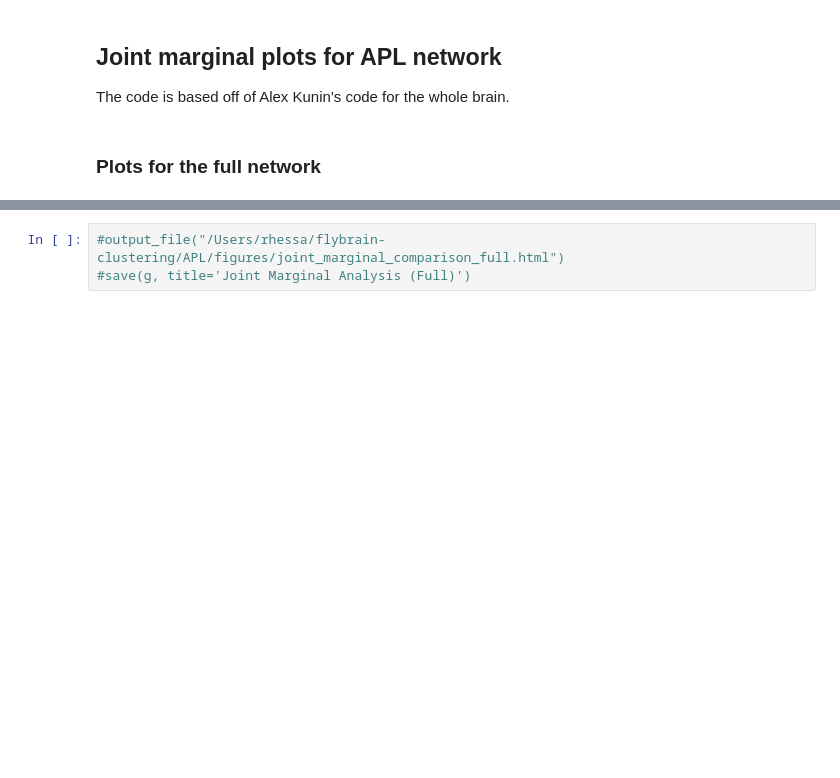
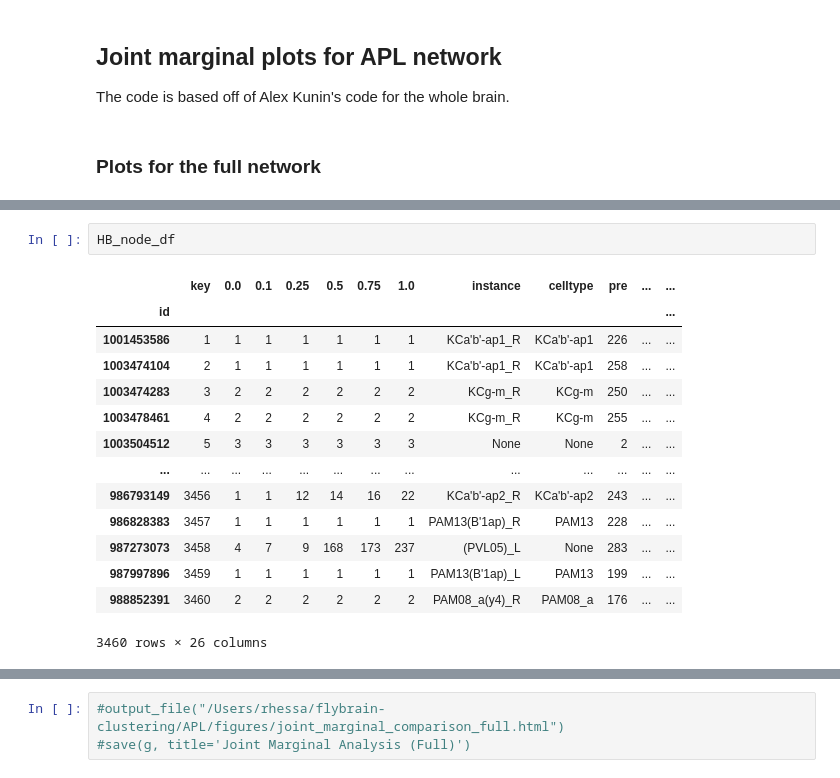
Before and after one commit to RhessaWL/flybrain-clustering, a Jupyter notebook: joint_marginals_APL.ipynb, the cells around one changed output, grey strips where cells are left out. Saved outputs shown, nothing was run; the diff lists cells and outputs as text; blank space fills up the shorter version.

```diff
--- a/joint_marginals_APL.ipynb
+++ b/joint_marginals_APL.ipynb
@@ -148,3 +151,20 @@ pd.set_option('display.max_rows', 200)
+# %%
+HB_node_df
+# %% [output]
+|  | key | 0.0 | 0.1 | 0.25 | 0.5 | 0.75 | 1.0 | instance | celltype | pre | ... | ... |
+| id |  |  |  |  |  |  |  |  |  |  |  | ... |
+| 1001453586 | 1 | 1 | 1 | 1 | 1 | 1 | 1 | KCa'b'-ap1_R | KCa'b'-ap1 | 226 | ... | ... |
+| 1003474104 | 2 | 1 | 1 | 1 | 1 | 1 | 1 | KCa'b'-ap1_R | KCa'b'-ap1 | 258 | ... | ... |
+| 1003474283 | 3 | 2 | 2 | 2 | 2 | 2 | 2 | KCg-m_R | KCg-m | 250 | ... | ... |
+| 1003478461 | 4 | 2 | 2 | 2 | 2 | 2 | 2 | KCg-m_R | KCg-m | 255 | ... | ... |
+| 1003504512 | 5 | 3 | 3 | 3 | 3 | 3 | 3 | None | None | 2 | ... | ... |
+| ... | ... | ... | ... | ... | ... | ... | ... | ... | ... | ... | ... | ... |
+| 986793149 | 3456 | 1 | 1 | 12 | 14 | 16 | 22 | KCa'b'-ap2_R | KCa'b'-ap2 | 243 | ... | ... |
+| 986828383 | 3457 | 1 | 1 | 1 | 1 | 1 | 1 | PAM13(B'1ap)_R | PAM13 | 228 | ... | ... |
+| 987273073 | 3458 | 4 | 7 | 9 | 168 | 173 | 237 | (PVL05)_L | None | 283 | ... | ... |
+| 987997896 | 3459 | 1 | 1 | 1 | 1 | 1 | 1 | PAM13(B'1ap)_L | PAM13 | 199 | ... | ... |
+| 988852391 | 3460 | 2 | 2 | 2 | 2 | 2 | 2 | PAM08_a(y4)_R | PAM08_a | 176 | ... | ... |
+3460 rows × 26 columns
 # %%
 from bokeh.resources import INLINE
 output_notebook(INLINE)
```
Also changed, not shown: parts of 10 cells of this notebook.
